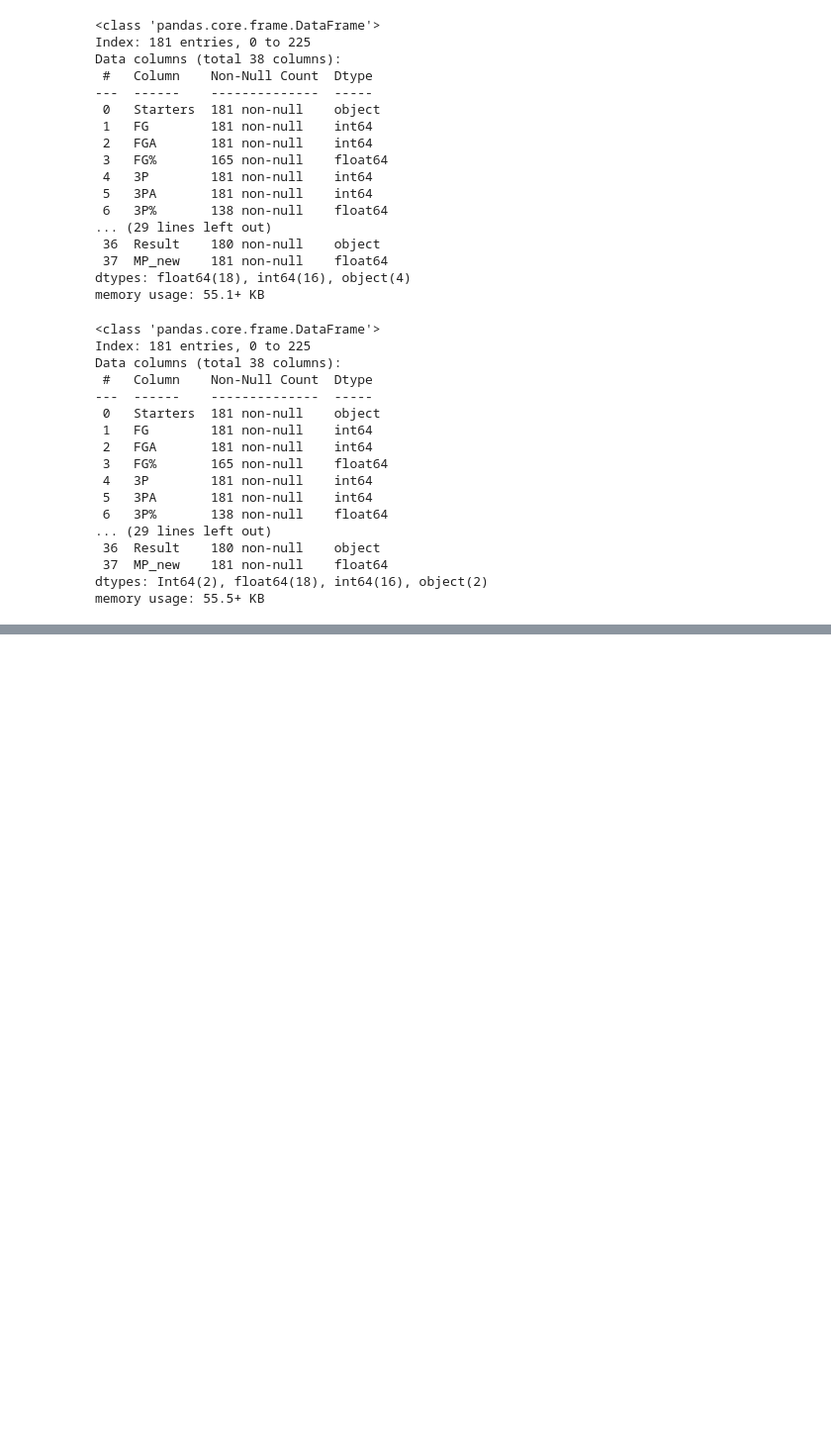
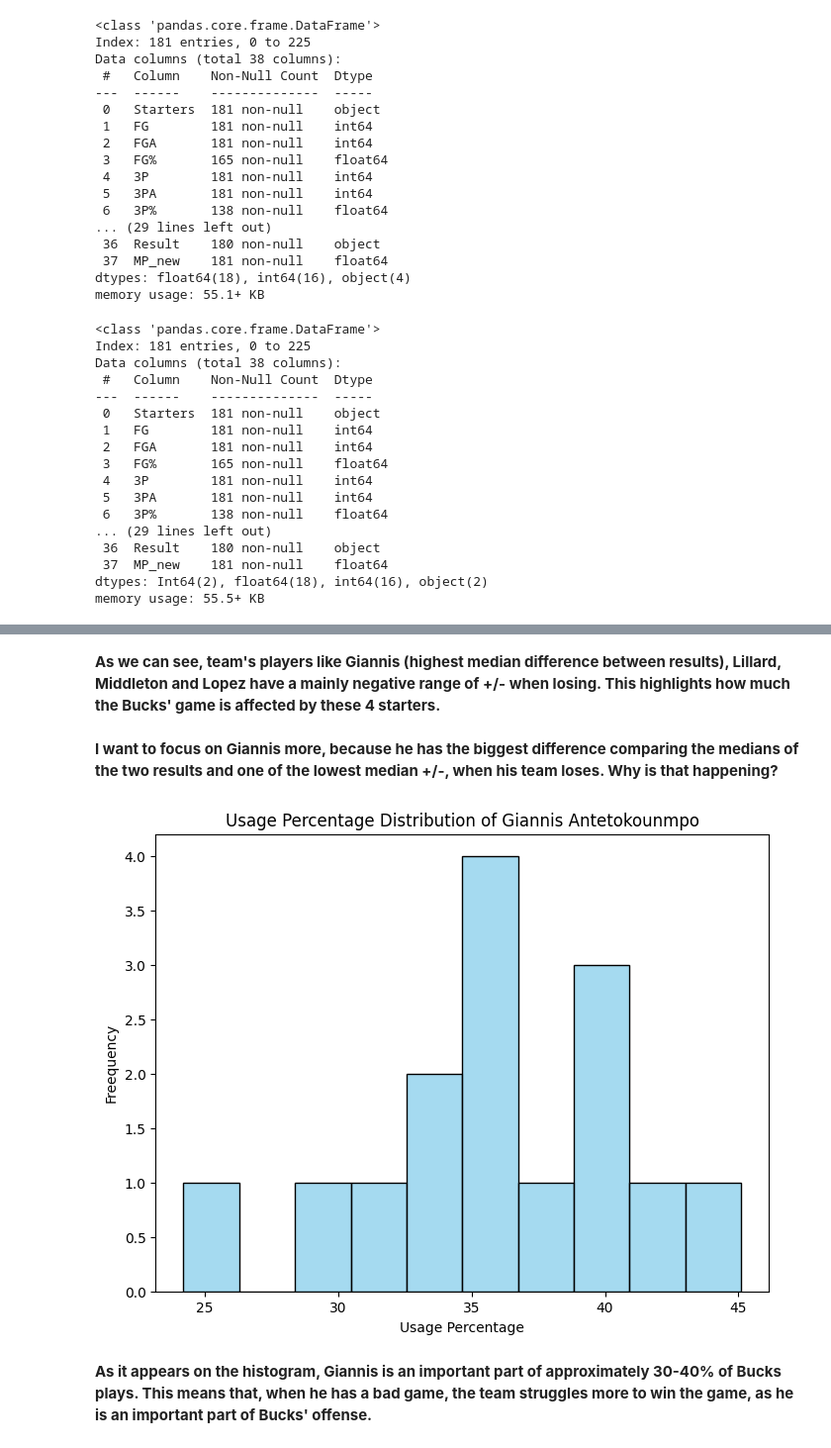
Before and after one commit to ChristosBellos/MyMachineLearningRepository, a Jupyter notebook: Basketball_Games_Analysis.ipynb, the cells around one changed output, grey strips where cells are left out. Shown at 99% size. Drawn from its saved outputs; the diff is of its cells as text; code cells hidden in the pictures; blank space fills up the shorter version.

```diff
--- a/Basketball_Games_Analysis.ipynb
+++ b/Basketball_Games_Analysis.ipynb
@@ -370,0 +436,19 @@ memory usage: 55.5+ KB
+# %% [markdown]
+**As we can see, team's players like Giannis (highest median difference between results), Lillard, Middleton and Lopez have a mainly negative range of +/- when losing. This highlights how much the Bucks' game is affected by these 4 starters.**
+# %% [markdown]
+**I want to focus on Giannis more, because he has the biggest difference comparing the medians of the two results and one of the lowest median +/-, when his team loses. Why is that happening?**
+# %%
+# histogram creation for usage percent of Giannis
+plt.figure(figsize=(8,6))
+
+temp_df = df_clean[df_clean["Starters"] == "Giannis Antetokounmpo"]
+sns.histplot(temp_df["USG%"].dropna(), bins=10, color="skyblue", edgecolor="black")
+
+plt.title("Usage Percentage Distribution of Giannis Antetokounmpo")
+plt.xlabel("Usage Percentage")
+plt.ylabel("Freequency")
+plt.show()
+# %% [output]
+[figure, added]
+# %% [markdown]
+**As it appears on the histogram, Giannis is an important part of approximately 30-40% of Bucks plays. This means that, when he has a bad game, the team struggles more to win the game, as he is an important part of Bucks' offense.**
```
Also changed, not shown: parts of 7 cells of this notebook.
